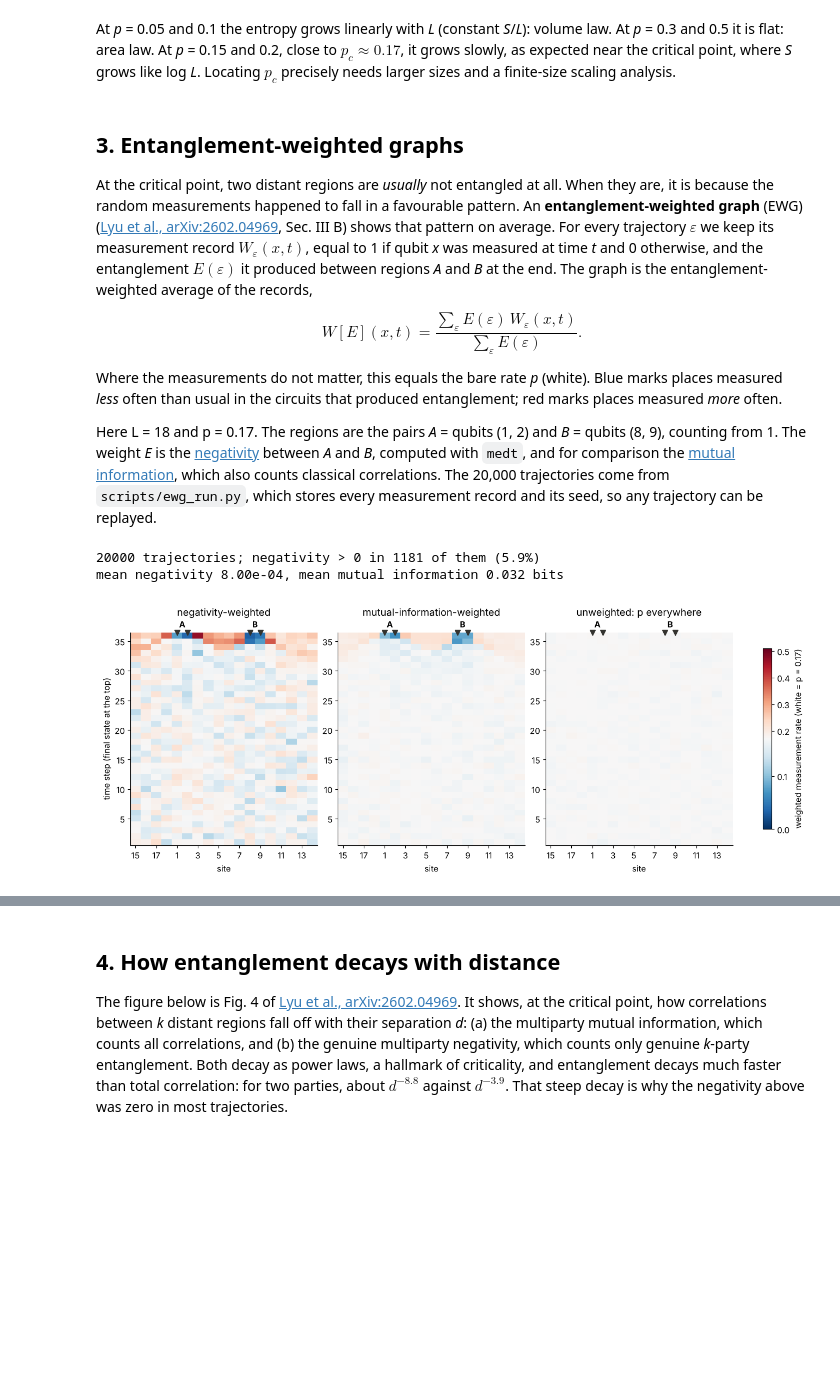
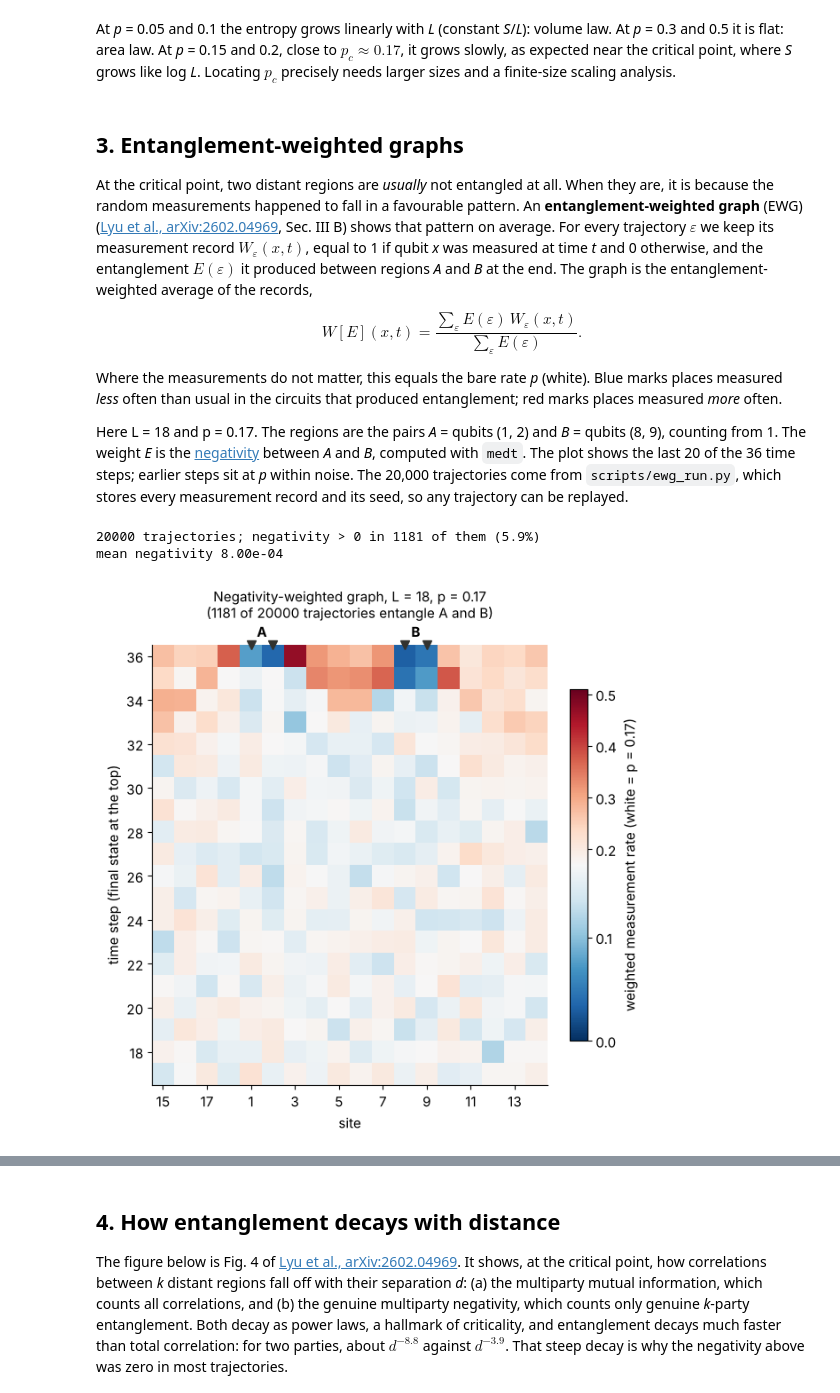
Before and after one commit to liukeLyu/mipt-sim, a Jupyter notebook: examples/mipt_tour.ipynb, the cells around one changed output, grey strips where cells are left out. Saved outputs shown, nothing was run; the diff lists cells and outputs as text; code cells hidden in the pictures; blank space fills up the shorter version.

Commit message:
EWG plot: negativity only, last 20 layers, square pixels
Co-Authored-By: Claude Opus 5.5 (1M context) <noreply@anthropic.com>
Claude-Session: https://claude.ai/code/session_01HKCg1ZuMBem4opJak6JFeg

```diff
--- a/examples/mipt_tour.ipynb
+++ b/examples/mipt_tour.ipynb
@@ -106,45 +107,70 @@ $$
 
 Where the measurements do not matter, this equals the bare rate *p* (white). Blue marks places measured *less* often than usual in the circuits that produced entanglement; red marks places measured *more* often.
 
-Here L = 18 and p = 0.17. The regions are the pairs *A* = qubits (1, 2) and *B* = qubits (8, 9), counting from 1. The weight *E* is the [negativity](https://en.wikipedia.org/wiki/Negativity_(quantum_mechanics)) between *A* and *B*, computed with `medt`, and for comparison the [mutual information](https://en.wikipedia.org/wiki/Quantum_mutual_information), which also counts classical correlations. The 20,000 trajectories come from `scripts/ewg_run.py`, which stores every measurement record and its seed, so any trajectory can be replayed.
+Here L = 18 and p = 0.17. The regions are the pairs *A* = qubits (1, 2) and *B* = qubits (8, 9), counting from 1. The weight *E* is the [negativity](https://en.wikipedia.org/wiki/Negativity_(quantum_mechanics)) between *A* and *B*, computed with `medt`. The plot shows the last 20 of the 36 time steps; earlier steps sit at *p* within noise. The 20,000 trajectories come from `scripts/ewg_run.py`, which stores every measurement record and its seed, so any trajectory can be replayed.
 # %%
 d = np.load("../results/ewg_L18_p0.17.npz")
 rec, p, L = d["records"], float(d["p"]), int(d["L"])
 A, B = list(d["A"]), list(d["B"])
-neg, mi = d["negativity"], d["mutual_information"]
+neg = d["negativity"]
 print(f"{len(neg)} trajectories; negativity > 0 in {(neg > 1e-10).sum()} of them ({(neg > 1e-10).mean():.1%})")
-print(f"mean negativity {neg.mean():.2e}, mean mutual information {mi.mean():.3f} bits")
+print(f"mean negativity {neg.mean():.2e}")
 # %% [output]
 20000 trajectories; negativity > 0 in 1181 of them (5.9%)
-mean negativity 8.00e-04, mean mutual information 0.032 bits
+mean negativity 8.00e-04
 # %%
-panels = [
-    ("negativity-weighted", weighted_graph(rec, neg)),
-    ("mutual-information-weighted", weighted_graph(rec, mi)),
-    ("unweighted: p everywhere", rec.mean(0)),
-]
-norm = TwoSlopeNorm(vcenter=p, vmin=0.0, vmax=3 * p)
-shift = (L - 1 - A[0] - B[-1]) // 2  # roll the ring so A and B sit in the middle
-cols = (np.arange(L) - shift) % L
-
-fig, axes = plt.subplots(1, 3, figsize=(13, 5), constrained_layout=True)
-for ax, (title, g) in zip(axes, panels):
-    im = ax.imshow(np.roll(g, shift, axis=1), origin="lower", cmap="RdBu_r", norm=norm, aspect="auto",
-                   extent=(0.5, L + 0.5, 0.5, len(g) + 0.5))
-    ax.set_title(title, pad=22)
+def plot_ewg(d, layers=20, ax=None):
+    rec, p, L = d["records"], float(d["p"]), int(d["L"])
+    A, B = list(d["A"]), list(d["B"])
+    g = weighted_graph(rec, d["negativity"])[-layers:]
+    t0 = len(rec[0]) - layers  # time steps shown: t0 + 1 ... depth
+    shift = (L - 1 - A[0] - B[-1]) // 2  # roll the ring so A and B sit in the middle
+    cols = (np.arange(L) - shift) % L
+    if ax is None:
+        _, ax = plt.subplots(figsize=(6.2, 6.2), constrained_layout=True)
+    norm = TwoSlopeNorm(vcenter=p, vmin=0.0, vmax=3 * p)  # values above 3p saturate
+    im = ax.imshow(
+        np.roll(g, shift, axis=1),
+        origin="lower",
+        cmap="RdBu_r",
+        norm=norm,
+        aspect="equal",
+        extent=(0.5, L + 0.5, t0 + 0.5, t0 + layers + 0.5),
+    )
+    ax.set_xticks(range(1, L + 1, 2), [str(cols[i] + 1) for i in range(0, L, 2)])
     ax.set_xlabel("site")
-    ax.set_xticks(range(1, L + 1, 2), [str(cols[i] + 1) for i in range(0, L, 2)])
+    ax.set_ylabel("time step (final state at the top)")
+    ax.yaxis.set_major_locator(MaxNLocator(integer=True))
+    top = t0 + layers + 0.5
     for q, lab in [(A, "A"), (B, "B")]:
         q = [(x + shift) % L for x in q]
-        ax.annotate(lab, ((q[0] + q[-1]) / 2 + 1, len(g) + 0.5), xytext=(0, 4), textcoords="offset points",
-                    ha="center", va="bottom", fontweight="bold", annotation_clip=False)
+        ax.annotate(
+            lab,
+            ((q[0] + q[-1]) / 2 + 1, top),
+            xytext=(0, 4),
+            textcoords="offset points",
+            ha="center",
+            va="bottom",
+            fontweight="bold",
+            annotation_clip=False,
+        )
         for x in q:
-            ax.plot([x + 1], [len(g) + 0.5], marker="v", color="#33332f", ms=7, clip_on=False)
+            ax.plot([x + 1], [top], marker="v", color="#33332f", ms=7, clip_on=False)
     ax.set_xlim(0.5, L + 0.5)
-axes[0].set_ylabel("time step (final state at the top)")
-fig.colorbar(im, ax=axes, shrink=0.85, label=f"weighted measurement rate (white = p = {p:g})");
+    ax.set_ylim(t0 + 0.5, top)
+    n_neg = int((d["negativity"] > 1e-10).sum())
+    ax.set_title(
+        f"Negativity-weighted graph, L = {L}, p = {p:g}\n({n_neg} of {len(rec)} trajectories entangle A and B)",
+        pad=22,
+        fontsize=11,
+    )
+    plt.colorbar(im, ax=ax, shrink=0.8, label=f"weighted measurement rate (white = p = {p:g})")
+    return ax
+
+
+plot_ewg(d, layers=20);
 # %% [output]
-[figure, old version]
+[figure, new version]
 # %% [markdown]
 What the 20,000 trajectories show (about 1,200 of them have nonzero negativity; a bootstrap gives an uncertainty of about ±0.03 per cell in the top rows):
 
```
Also changed, not shown: parts of 2 cells of this notebook, 2 other files.
